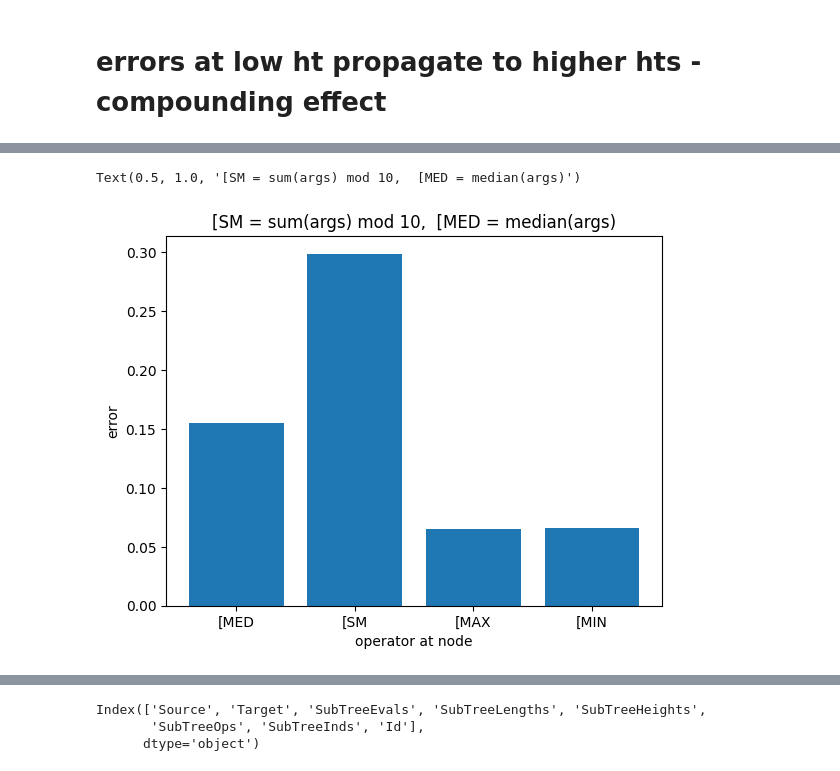
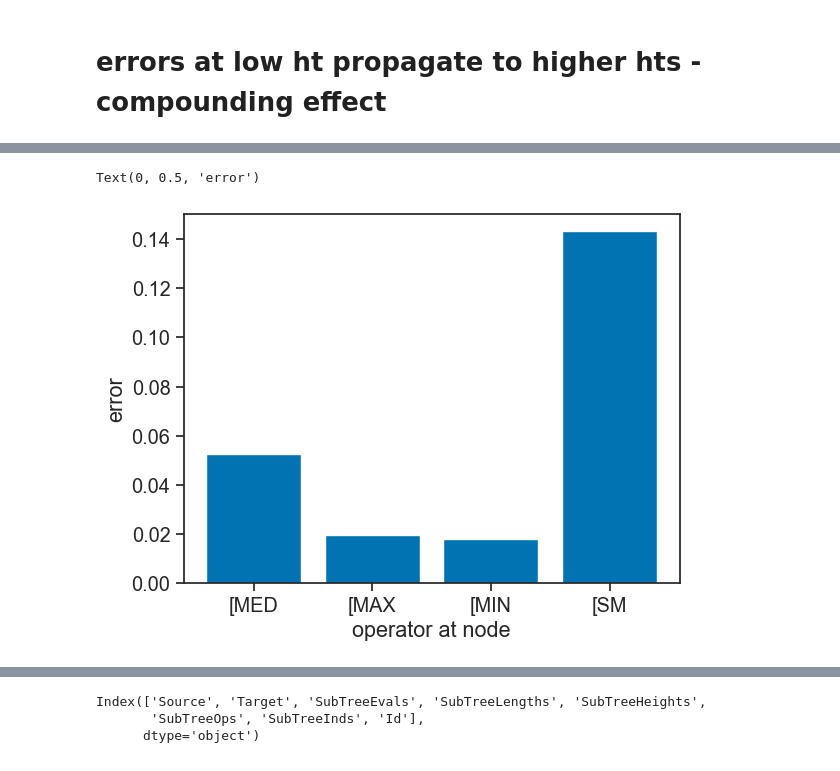
Before and after one commit to ag1988/dlr, a Jupyter notebook: src/dataloaders/prepare/listops/listops.ipynb, the cells around one changed output, grey strips where cells are left out. Cells and saved outputs as stored; diff of their text form; code cells hidden in the pictures.

```diff
--- a/src/dataloaders/prepare/listops/listops.ipynb
+++ b/src/dataloaders/prepare/listops/listops.ipynb
@@ -41,5 +43,6 @@ accuracy_ignore_m100.ckpt
 # %%
-direc = '../../../../outputs/2022-10-17/09-47-12/val_outputs'
+# direc = '../../../../outputs/2022-11-04/09-23-16/val_outputs'     # DLR
+direc = '../../../../outputs/2022-12-06/13-43-42/val_outputs'   # local attention
 
 all_pred, all_true, all_ids = [], [], []
 
@@ -135,6 +111,7 @@ for i in range(len(ids)):
 sub_ops = np.array(sub_ops)
 # %%
 ht_err_ratio = {}
+ht_df = []
 for ht in range(1, sub_heights.max().item()):
     total_ht = (sub_heights == ht).float().sum().item()
     if not total_ht: continue
@@ -142,8 +119,9 @@ for ht in range(1, sub_heights.max().item()):
     correct_ht = ((sub_heights == ht) & correct).float().sum().item()
     print(ht, total_ht, err_ht, correct_ht, err_ht / total_ht, correct_ht/total_ht)
     ht_err_ratio[ht] = err_ht / total_ht
+    ht_df.append({'idx': ht, 'total_count': total_ht, 'error_count': err_ht})
 plt.bar(ht_err_ratio.keys(), ht_err_ratio.values());
-plt.xlabel('height of node')
-plt.ylabel('error')
+plt.xlabel('height of node in the expression tree')
+plt.ylabel('error rate')
 plt.xticks(list(ht_err_ratio.keys()));
 # %% [output]
@@ -194,0 +142,13 @@ Text(0, 0.5, 'error')
+# %%
+import seaborn as sns
+sns.set_theme(palette='colorblind', font_scale=1.3, style='ticks')
+
+ht_df = pd.DataFrame(ht_df)
+ht_df['error rate'] = ht_df['error_count'] / ht_df['total_count']
+ht_df['relative frequency'] = ht_df['total_count'] / ht_df['total_count'].sum()
+ht_df.index = ht_df.idx
+
+ht_df[['error rate', 'relative frequency', 'idx']].plot.bar(x='idx', rot=0, figsize=(6,3))
+# plt.xlabel('height of node in the expression tree')
+# # plt.savefig('../../../../misc/plots/listops_subtrees_8192_dlr_height_err.pdf', bbox_inches='tight')
+# plt.savefig('../../../../misc/plots/listops_subtrees_8192_attn_height_err.pdf', bbox_inches='tight')
@@ -195,18 +170,19 @@ Text(0, 0.5, 'error')
 # %%
 ht_err_ratio = {}
+ht_df = []
 l = sub_ops
 for ht in set(l.reshape(-1)).difference({'<pad>', 'NONE'}):
     total_ht = (l == ht).sum().item()
     if not total_ht: continue
     err_ht = ((l == ht) & errors.numpy()).sum()
     correct_ht = ((l == ht) & correct.numpy()).sum()
     # print(ht, total_ht, err_ht, correct_ht, err_ht / total_ht, correct_ht/total_ht)
     ht_err_ratio[ht] = err_ht / total_ht
+    ht_df.append({'idx': ht, 'total_count': total_ht, 'error_count': err_ht})
 plt.bar(ht_err_ratio.keys(), ht_err_ratio.values())
 plt.xlabel('operator at node')
 plt.ylabel('error')
-plt.title('[SM = sum(args) mod 10,  [MED = median(args)')
 # plt.xticks(list(ht_err_ratio.keys()));
 # %% [output]
-Text(0.5, 1.0, '[SM = sum(args) mod 10,  [MED = median(args)')
+Text(0, 0.5, 'error')
-[figure, old version]
+[figure, new version]
```
Also changed, not shown: parts of 14 cells of this notebook, 27 other files.
